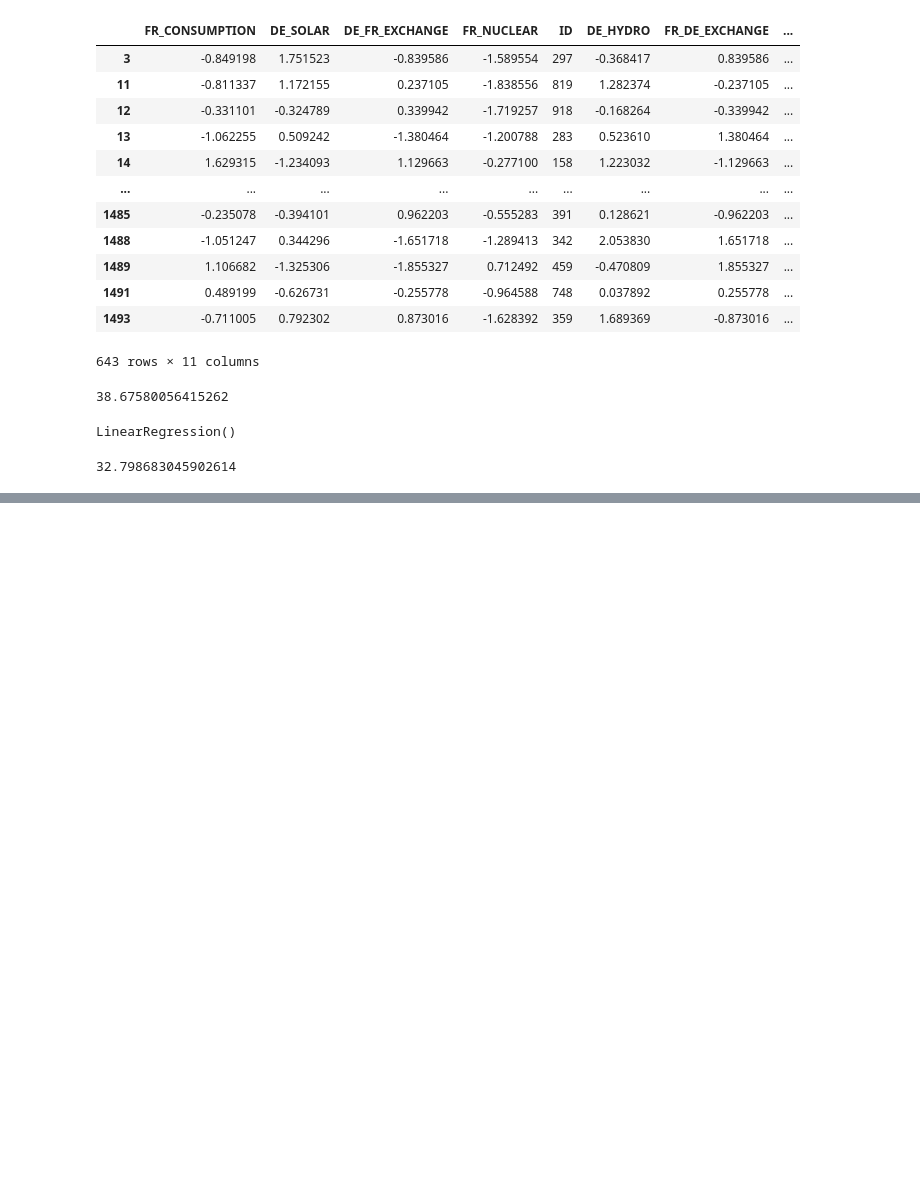
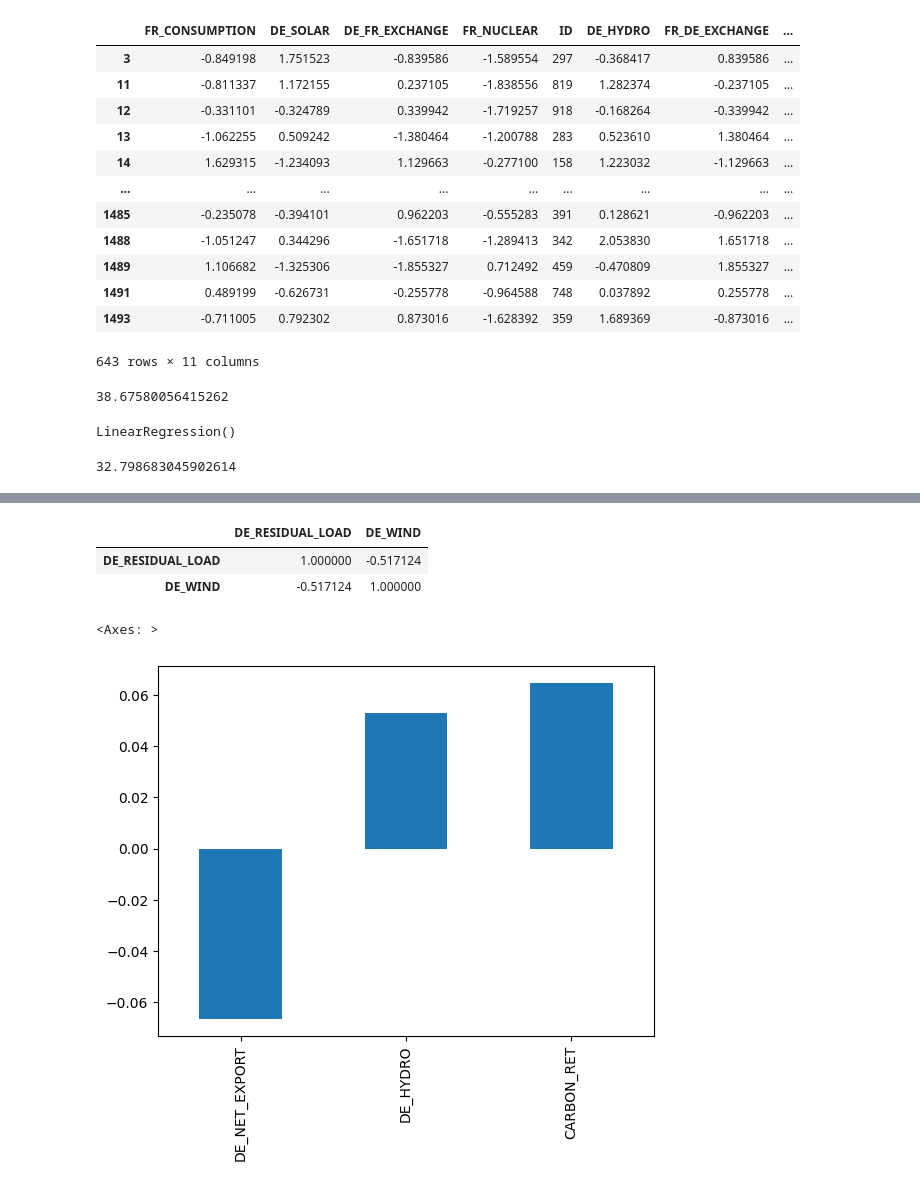
Before and after one commit to benJames9/QRT_Algo, a Jupyter notebook: predict.ipynb, the cells around one changed output, grey strips where cells are left out. Cells and saved outputs as stored; diff of their text form; code cells hidden in the pictures; blank space fills up the shorter version.

```diff
--- a/predict.ipynb
+++ b/predict.ipynb
@@ -162,0 +208,12 @@ pls_fr = PLSRegression
+# %%
+merged_df[['DE_RESIDUAL_LOAD', 'DE_WIND']].corr()
+# %% [output]
+|  | DE_RESIDUAL_LOAD | DE_WIND |
+| DE_RESIDUAL_LOAD | 1.000000 | -0.517124 |
+| DE_WIND | -0.517124 | 1.000000 |
+# %%
+merged_opt_fr = optimum_fr.merge(y_train)
+merged_opt_fr.drop('ID', axis = 1).corr()['TARGET'][:-1].sort_values().plot(kind = 'bar')
+# %% [output]
+<Axes: >
+[figure, added]
```
Also changed, not shown: parts of 6 cells of this notebook, 1 other file.
